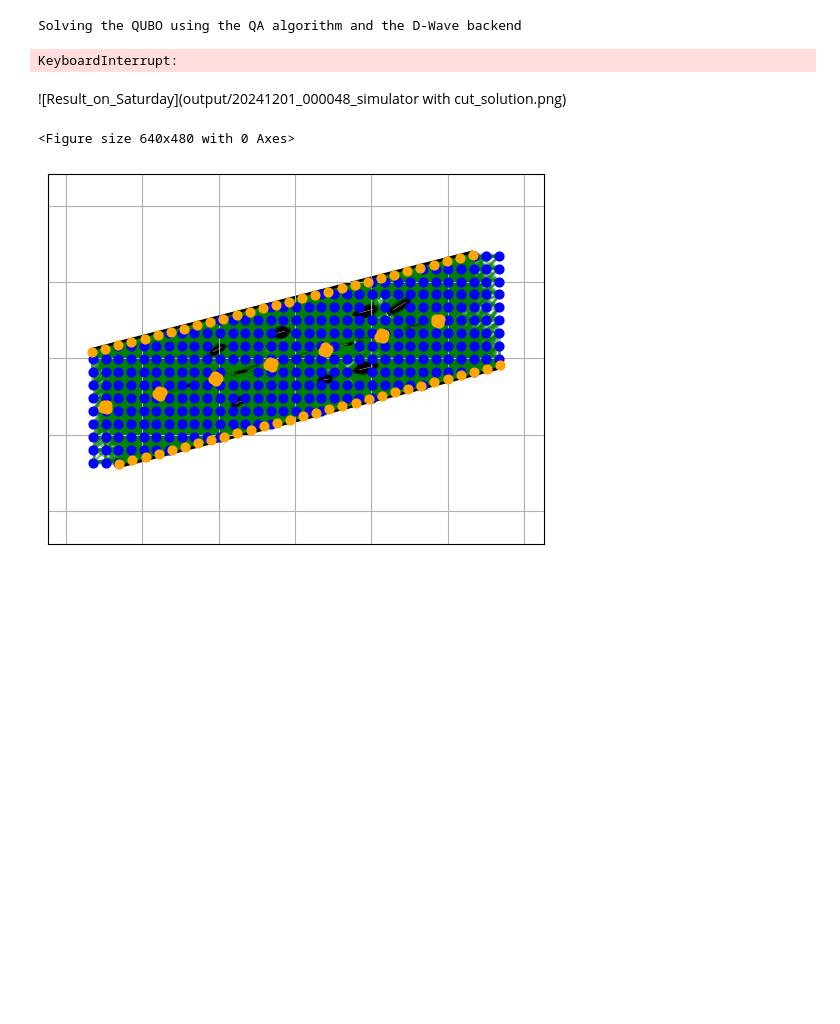
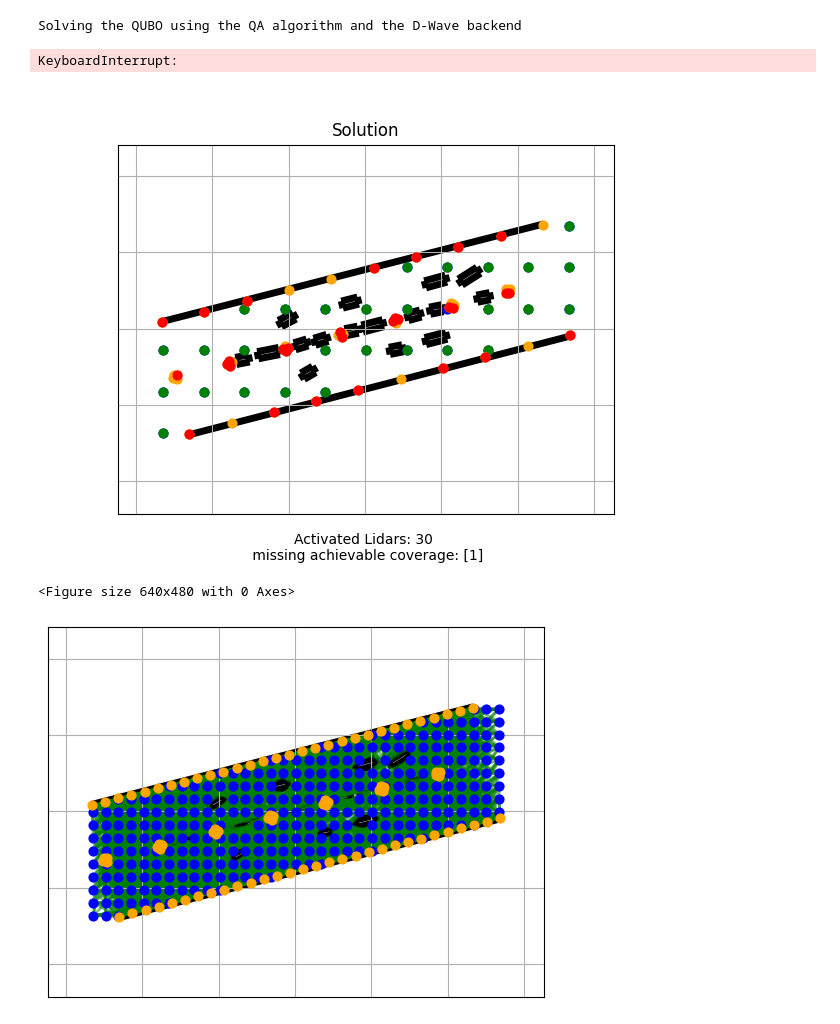
Before and after one commit to aqarios/PushQuantumSP, a Jupyter notebook: Final_result.ipynb, the cells around one changed output. Drawn from its saved outputs; the diff is of its cells as text; code cells hidden in the pictures; blank space fills up the shorter version.

```diff
--- a/Final_result.ipynb
+++ b/Final_result.ipynb
@@ -179,8 +181,12 @@ for i in [1]:
 # %% [output]
 Solving the QUBO using the QA algorithm and the D-Wave backend
 KeyboardInterrupt:
-# %% [markdown]
-![Result_on_Saturday](output/20241201_000048_simulator with cut_solution.png)
+# %%
+from IPython.display import Image, display
+
+display(Image(filename='output/20241201_000048_simulator with cut_solution.png'))
+# %% [output]
+[figure, added]
 # %%
 params = {"lidar_density": 0.3, "street_point_density": 0.3}
 data = SPData().create_problem_from_glb_file(**params)
```
Also changed, not shown: parts of 6 cells of this notebook, 4 other files.
